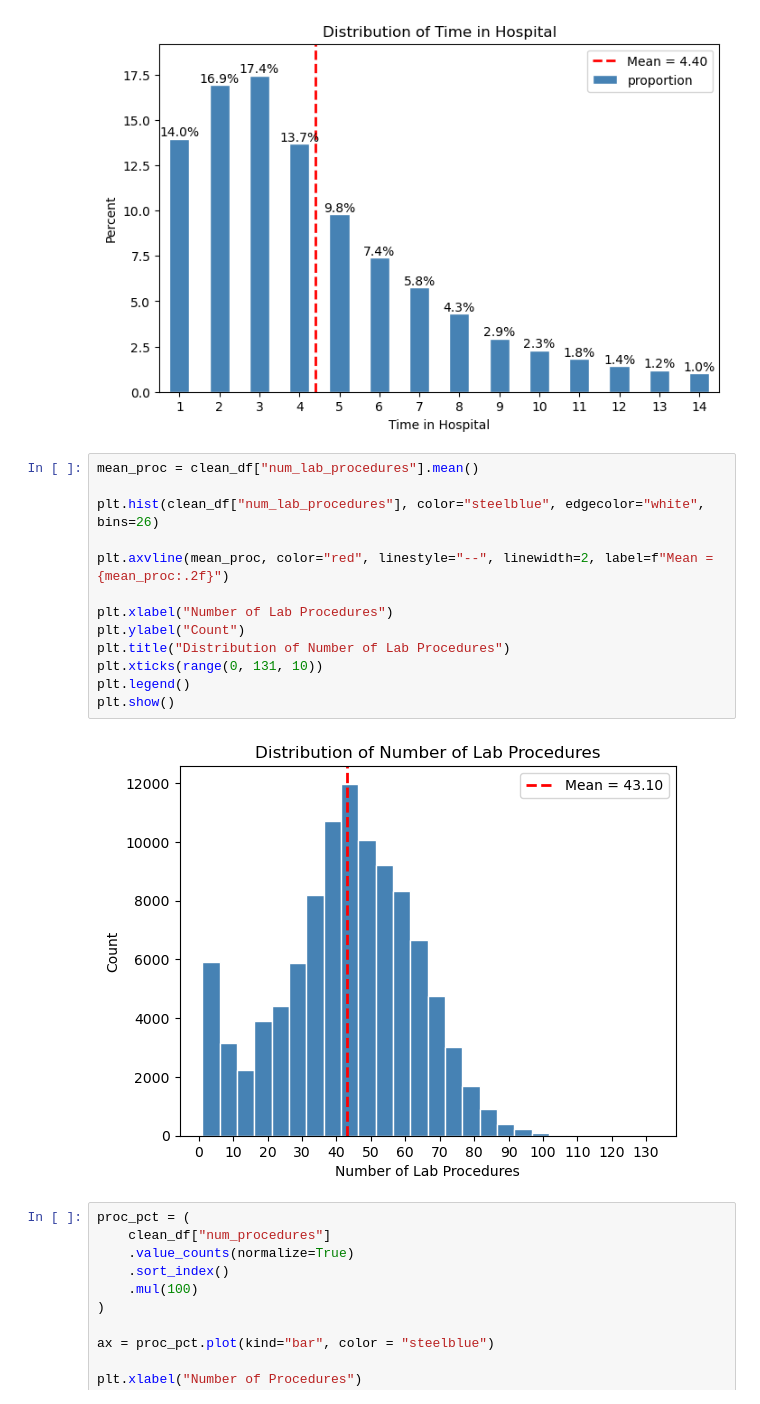
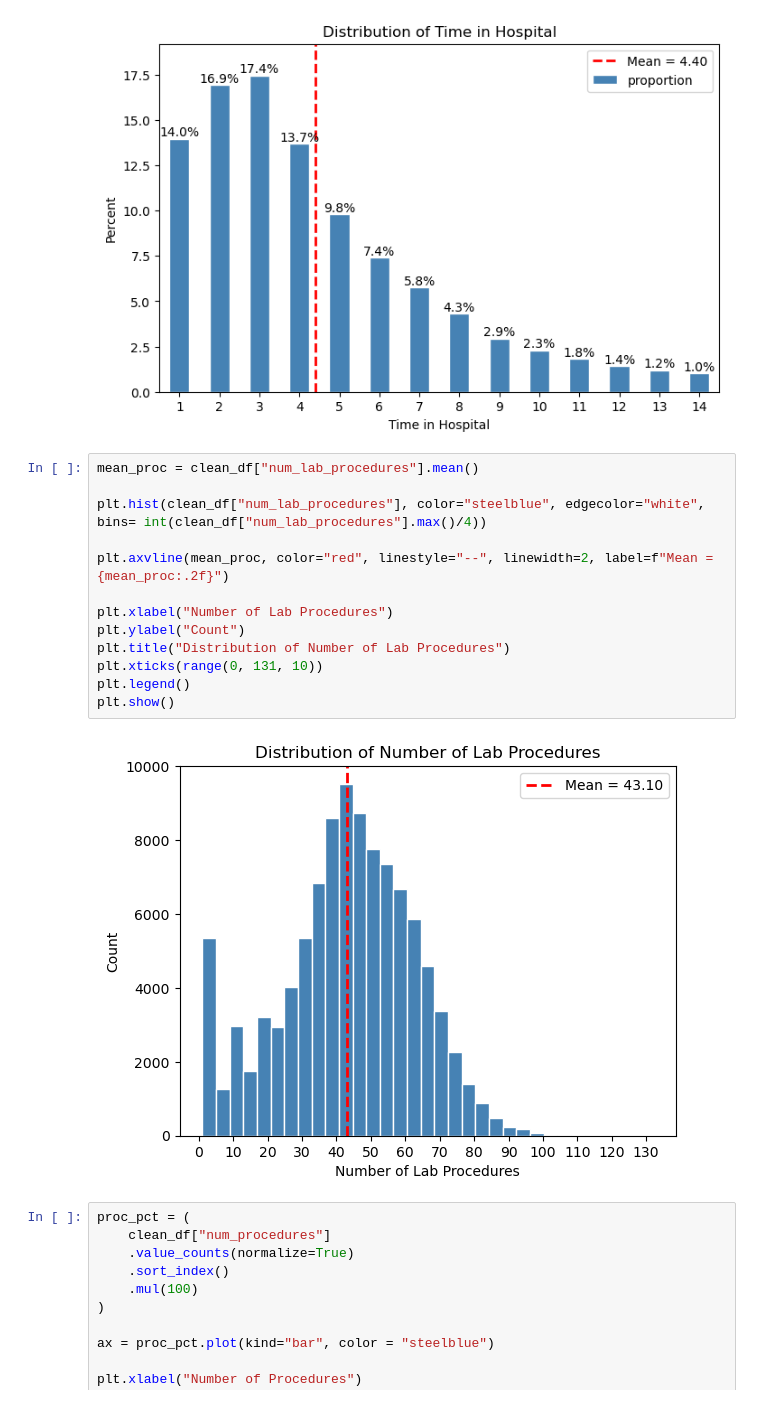
Before and after one commit to RayofData/30-Day-Hospital-Readmission-Analysis, a Jupyter notebook: EDA.ipynb, the cells around one changed output. Drawn from its saved outputs; the diff is of its cells as text.

```diff
--- a/EDA.ipynb
+++ b/EDA.ipynb
@@ -423,18 +537,18 @@ plt.show()
 # %%
 mean_proc = clean_df["num_lab_procedures"].mean()
 
-plt.hist(clean_df["num_lab_procedures"], color="steelblue", edgecolor="white", bins=26)
+plt.hist(clean_df["num_lab_procedures"], color="steelblue", edgecolor="white", bins= int(clean_df["num_lab_procedures"].max()/4))
 
 plt.axvline(mean_proc, color="red", linestyle="--", linewidth=2, label=f"Mean = {mean_proc:.2f}")
 
 plt.xlabel("Number of Lab Procedures")
 plt.ylabel("Count")
 plt.title("Distribution of Number of Lab Procedures")
 plt.xticks(range(0, 131, 10))
 plt.legend()
 plt.show()
 # %% [output]
-[figure, old version]
+[figure, new version]
 # %%
 proc_pct = (
     clean_df["num_procedures"]
```
Also changed, not shown: parts of 14 cells of this notebook.
